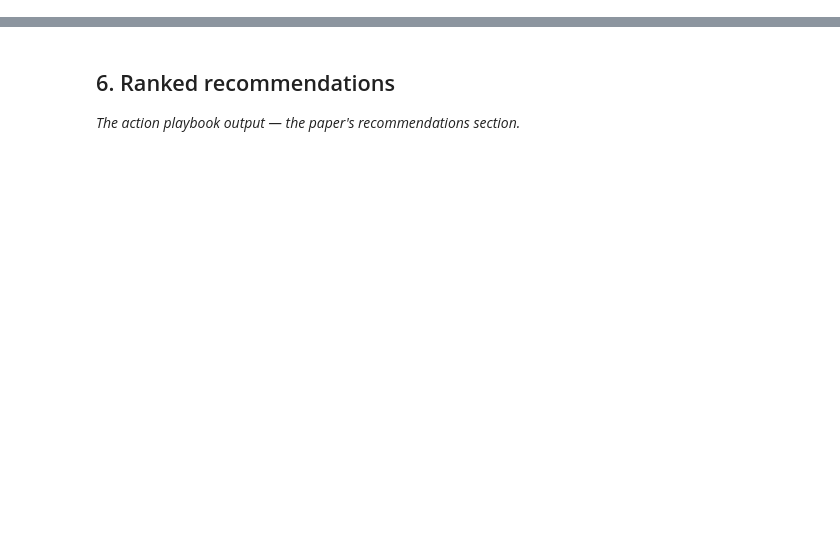
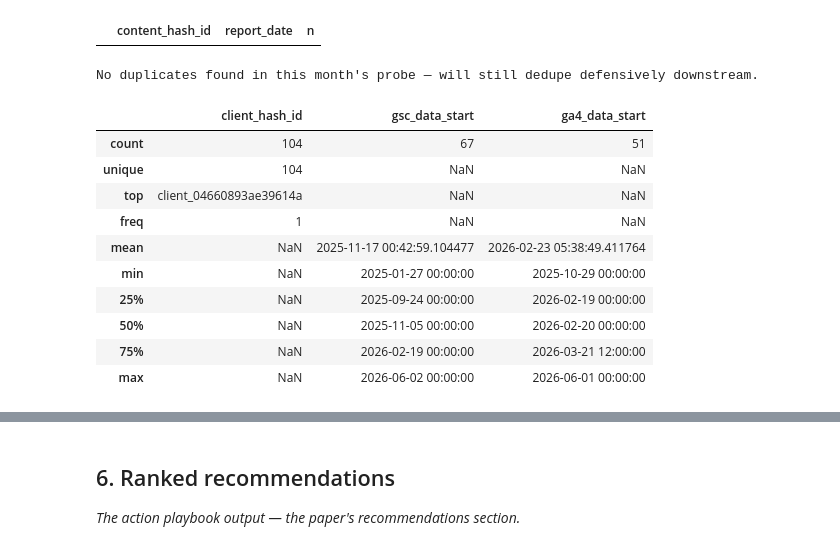
Before and after one commit to mukeshboolani786/flyrank-internship-ml, a Jupyter notebook: work/notebooks/capstone.ipynb, the cells around one changed output, grey strips where cells are left out. Saved outputs shown, nothing was run; the diff lists cells and outputs as text; code cells hidden in the pictures; blank space fills up the shorter version.

```diff
--- a/work/notebooks/capstone.ipynb
+++ b/work/notebooks/capstone.ipynb
@@ -28,0 +29,23 @@ This skeleton is yours to fill. Work the sections **in order** — each one has
+# %%
+import duckdb
+
+con = duckdb.connect()
+con.execute("""
+    CREATE OR REPLACE SECRET hf (
+        TYPE huggingface,
+        TOKEN '{}'
+    )
+""".format(HF_TOKEN))
+
+# Query hf:// paths directly — no snapshot_download, no full warehouse copy.
+REPO = "hf://datasets/FlyRank/internship-warehouse"
+DIM_CLIENTS = f"read_parquet('{REPO}/dim_clients.parquet')"
+DIM_CONTENT = f"read_parquet('{REPO}/dim_content.parquet')"
+
+# Near-free sanity check: metadata only, not a full scan.
+counts = con.sql(f"""
+    SELECT
+        (SELECT COUNT(*) FROM {DIM_CLIENTS})  AS n_clients,
+        (SELECT COUNT(*) FROM {DIM_CONTENT})  AS n_content
+""").df()
+counts
@@ -28,0 +116,51 @@ This skeleton is yours to fill. Work the sections **in order** — each one has
+# %%
+# --- Grain probe on ONE mid-panel month first (cheap) — confirm duplicate page-days exist,
+# then confirm they are EXACT duplicates before deciding to dedupe.
+FACT_PROBE_MONTH = f"read_parquet('{REPO}/fact_content_daily_performance/month=2026-01/*.parquet')"
+
+dupe_probe = con.sql(f"""
+    SELECT content_hash_id, report_date, COUNT(*) AS n
+    FROM {FACT_PROBE_MONTH}
+    GROUP BY content_hash_id, report_date
+    HAVING COUNT(*) > 1
+    LIMIT 5
+""").df()
+dupe_probe
+# %% [output]
+|  | content_hash_id | report_date | n |
+# %%
+# For one duplicated (content_hash_id, report_date) pair, confirm every column has nunique()==1
+# i.e. the "duplicate" rows are exact copies, not distinct observations.
+if len(dupe_probe):
+    cid, rdate = dupe_probe.iloc[0]["content_hash_id"], dupe_probe.iloc[0]["report_date"]
+    dup_rows = con.sql(f"""
+        SELECT * FROM {FACT_PROBE_MONTH}
+        WHERE content_hash_id = '{cid}' AND report_date = DATE '{rdate}'
+    """).df()
+    print("Rows found for this page-day:", len(dup_rows))
+    print("Columns where the duplicate rows actually differ (should be EMPTY):")
+    print([c for c in dup_rows.columns if dup_rows[c].nunique(dropna=False) > 1])
+else:
+    print("No duplicates found in this month's probe — will still dedupe defensively downstream.")
+# %% [output]
+No duplicates found in this month's probe — will still dedupe defensively downstream.
+# %%
+# --- Per-client history coverage: define windows relative to each client's OWN start date,
+# never a single global calendar window (unbalanced panel warning from the data skill).
+clients = con.sql(f"""
+    SELECT client_hash_id, gsc_data_start, ga4_data_start
+    FROM {DIM_CLIENTS}
+""").df()
+clients.describe(include="all")
+# %% [output]
+|  | client_hash_id | gsc_data_start | ga4_data_start |
+| count | 104 | 67 | 51 |
+| unique | 104 | NaN | NaN |
+| top | client_04660893ae39614a | NaN | NaN |
+| freq | 1 | NaN | NaN |
+| mean | NaN | 2025-11-17 00:42:59.104477 | 2026-02-23 05:38:49.411764 |
+| min | NaN | 2025-01-27 00:00:00 | 2025-10-29 00:00:00 |
+| 25% | NaN | 2025-09-24 00:00:00 | 2026-02-19 00:00:00 |
+| 50% | NaN | 2025-11-05 00:00:00 | 2026-02-20 00:00:00 |
+| 75% | NaN | 2026-02-19 00:00:00 | 2026-03-21 12:00:00 |
+| max | NaN | 2026-06-02 00:00:00 | 2026-06-01 00:00:00 |
```
Also changed, not shown: parts of 36 cells of this notebook.
